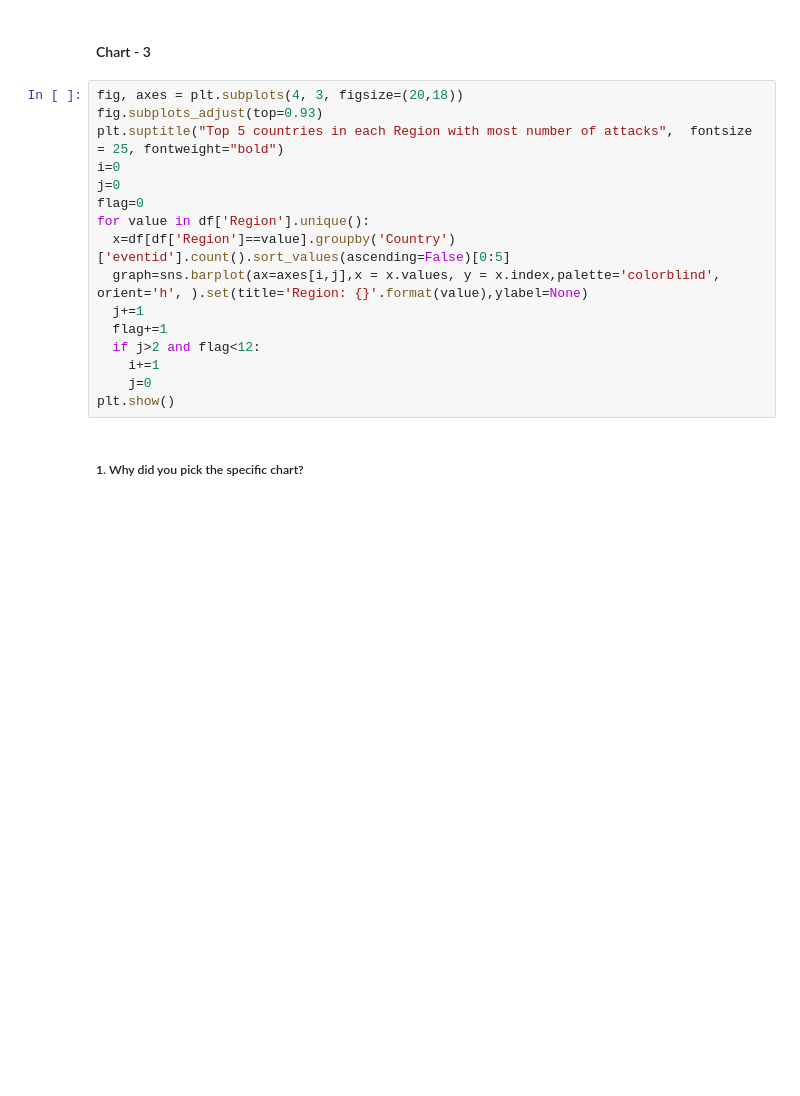
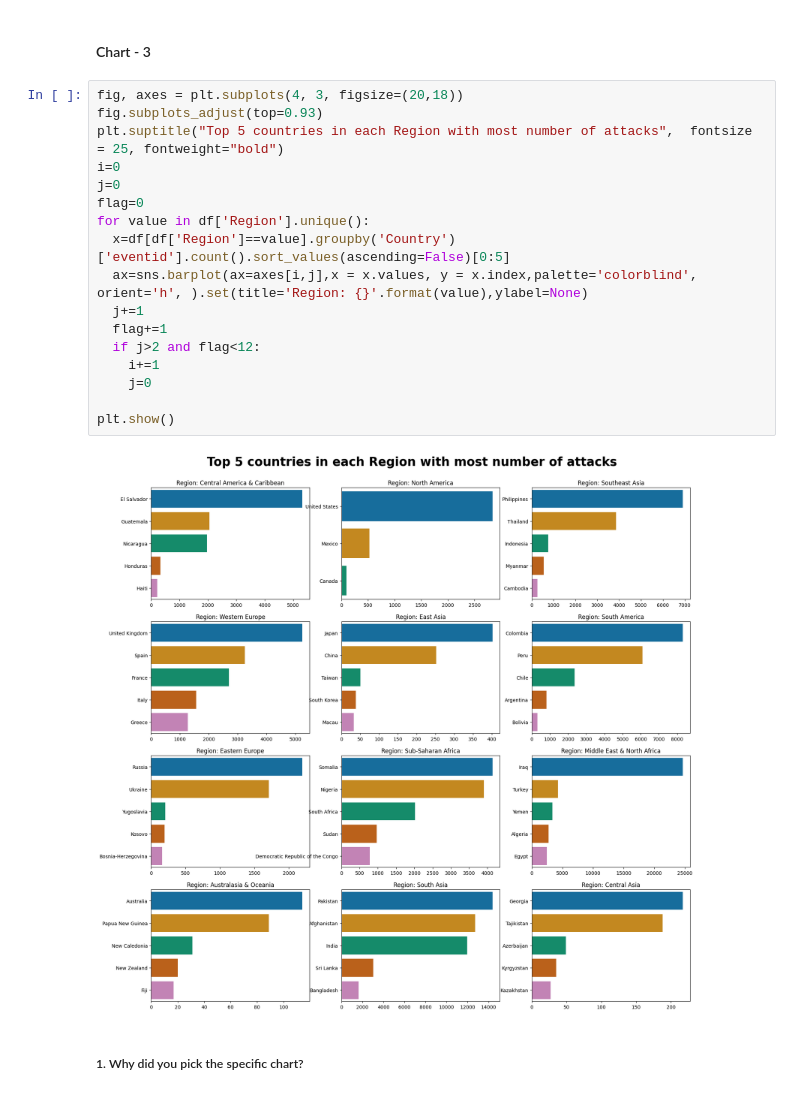
Before and after one commit to Mansi67/Global_Terrorism_Dataset_EDA, a Jupyter notebook: Global_Terrorism_Dataset_EDA.ipynb, the cells around one changed output. Drawn from its saved outputs; the diff is of its cells as text; blank space fills up the shorter version.

```diff
--- a/Global_Terrorism_Dataset_EDA.ipynb
+++ b/Global_Terrorism_Dataset_EDA.ipynb
@@ -243,19 +358,22 @@ Answer Here
 # %%
 fig, axes = plt.subplots(4, 3, figsize=(20,18))
 fig.subplots_adjust(top=0.93)
 plt.suptitle("Top 5 countries in each Region with most number of attacks",  fontsize = 25, fontweight="bold")
 i=0
 j=0
 flag=0
 for value in df['Region'].unique():
   x=df[df['Region']==value].groupby('Country')['eventid'].count().sort_values(ascending=False)[0:5]
-  graph=sns.barplot(ax=axes[i,j],x = x.values, y = x.index,palette='colorblind', orient='h', ).set(title='Region: {}'.format(value),ylabel=None)
+  ax=sns.barplot(ax=axes[i,j],x = x.values, y = x.index,palette='colorblind', orient='h', ).set(title='Region: {}'.format(value),ylabel=None)
   j+=1
   flag+=1
   if j>2 and flag<12:
     i+=1
     j=0
+
 plt.show()
+# %% [output]
+[figure, added]
 # %% [markdown]
 ##### 1. Why did you pick the specific chart?
 # %% [markdown]
```
Also changed, not shown: parts of 29 cells of this notebook.
